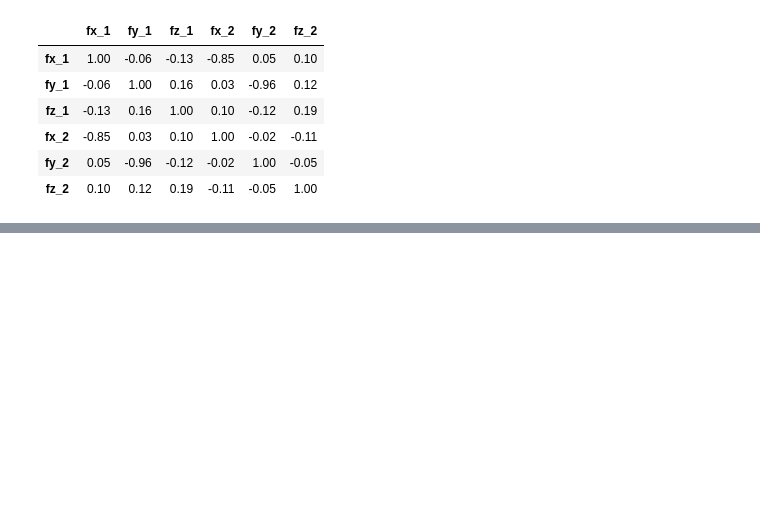
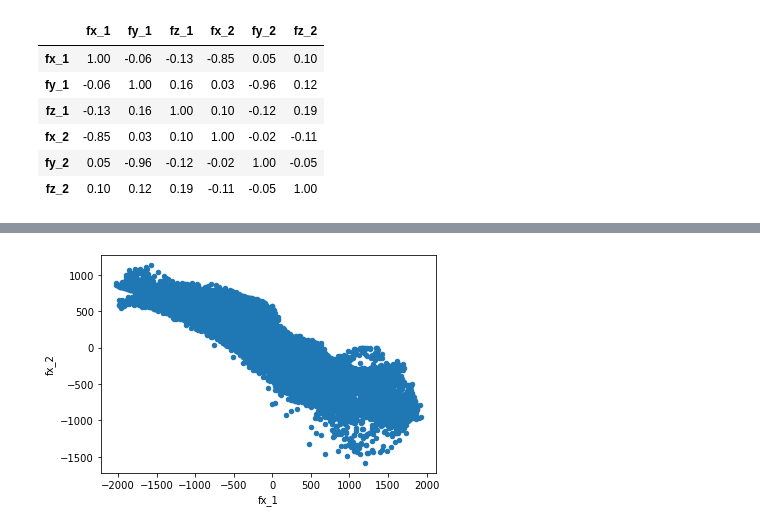
Before and after one commit to aumyfarhan/robot_force_prediction, a Jupyter notebook: Exploratory_Data_Analysis.ipynb, the cells around one changed output, grey strips where cells are left out. Cells and saved outputs as stored; diff of their text form; code cells hidden in the pictures; blank space fills up the shorter version.

```diff
--- a/Exploratory_Data_Analysis.ipynb
+++ b/Exploratory_Data_Analysis.ipynb
@@ -310,0 +318,4 @@ output_output_corr.style.background_gradient(cmap='coolwarm').set_precision(2)
+# %%
+ax4 = data_4.plot.scatter(x='fx_1', y='fx_2')
+# %% [output]
+[figure, added]
```
Also changed, not shown: parts of 7 cells of this notebook.
